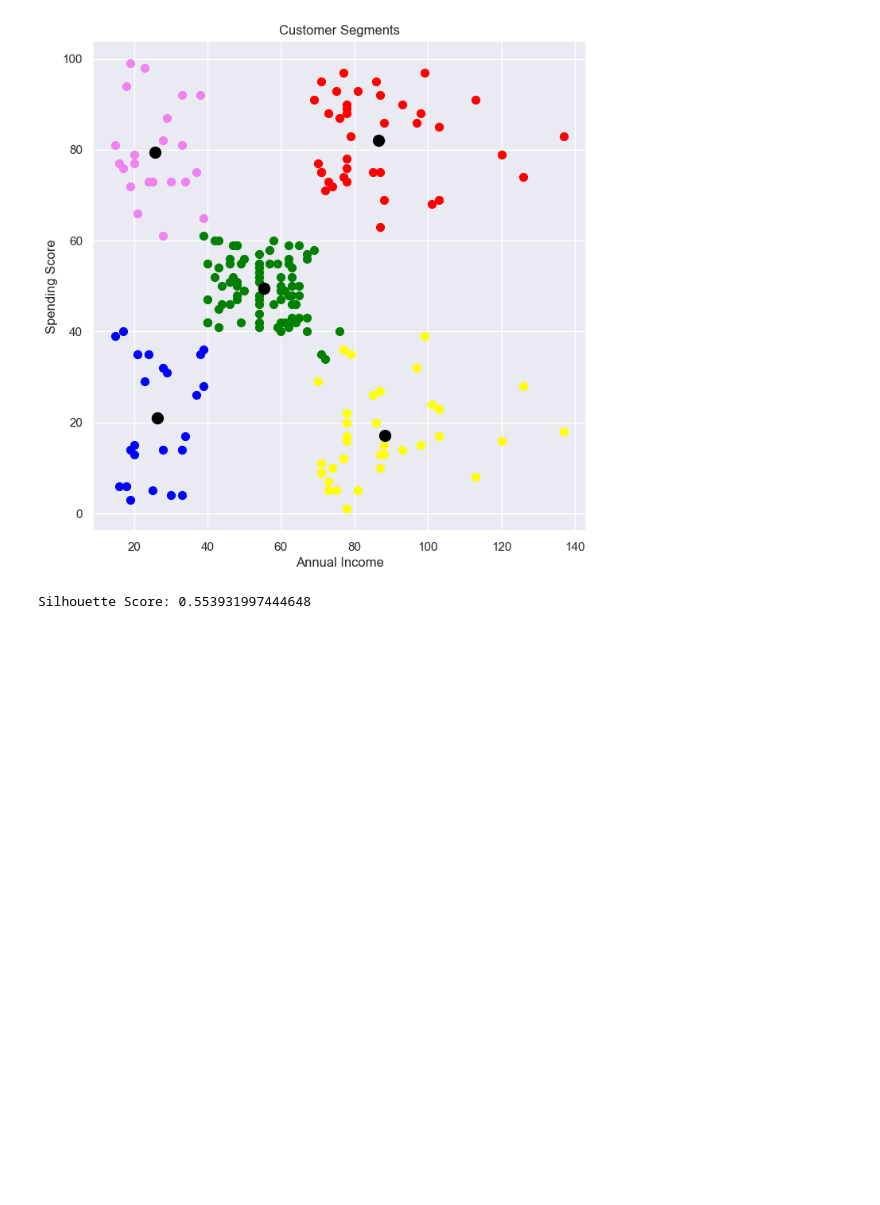
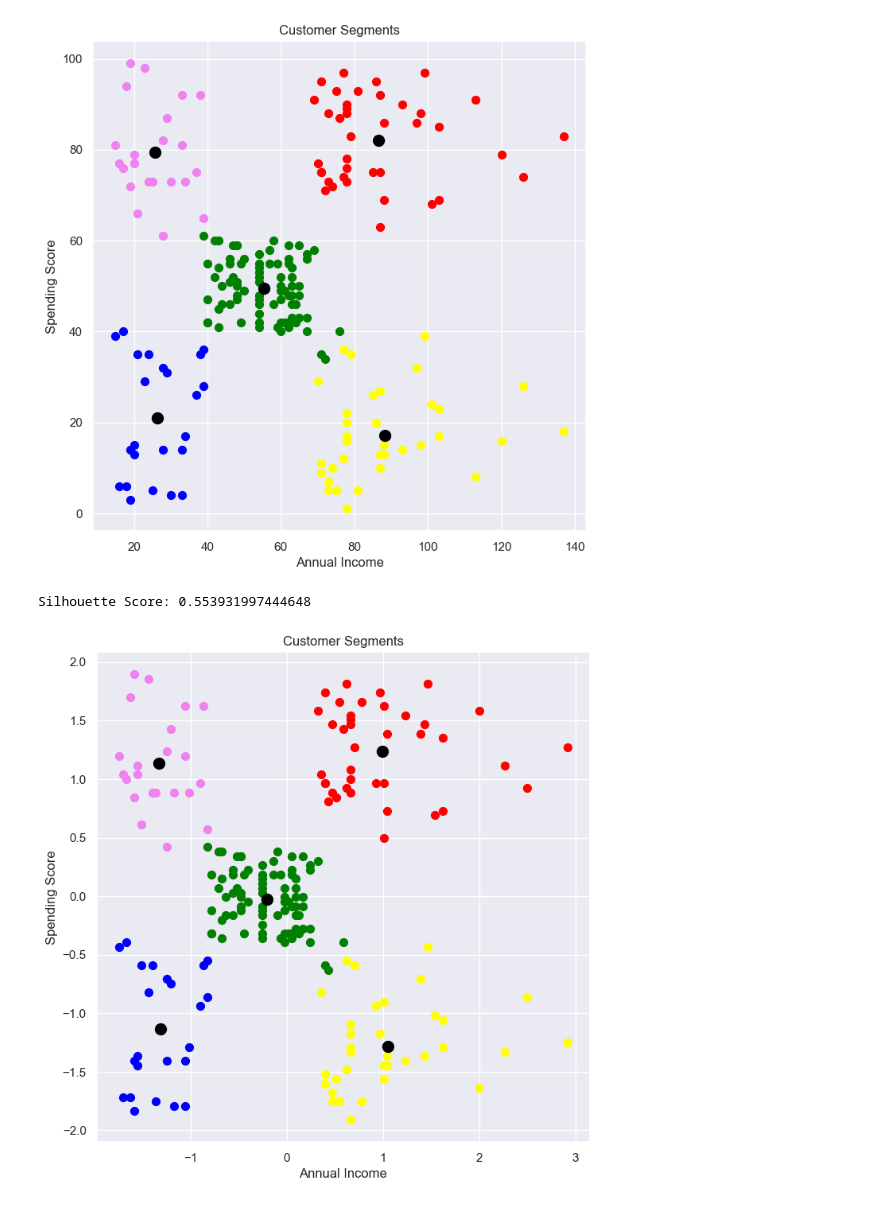
Before and after one commit to Shayan-mirza22/Customer-Segmentation-System, a Jupyter notebook: main.ipynb, the cells around one changed output. Saved outputs shown, nothing was run; the diff lists cells and outputs as text; code cells hidden in the pictures; blank space fills up the shorter version.

```diff
--- a/main.ipynb
+++ b/main.ipynb
@@ -111,0 +182,6 @@ Visualizing these clusters
+# %%
+X_std = StandardScaler().fit_transform(X)
+Y_std = kmeans.fit_predict(X_std)
+# %%
+X_std1 = StandardScaler().fit_transform(X1)
+Y_std1 = kmeans.fit_predict(X_std1)
@@ -111,0 +206,3 @@ Visualizing these clusters
+# %%
+X_rob = RobustScaler().fit_transform(X)
+labels_rob = kmeans.fit_predict(X_rob)
@@ -135,3 +242,23 @@ print("Silhouette Score:", score)
 # Getting a Silhouette Score of 0.55 with 5 clusters and no scaling and no outlier detection
 # %% [output]
 Silhouette Score: 0.553931997444648
+# %%
+# Visualization now with scaled data (better)
+# Plotting clusters and their centroids
+# X_axis: annual income Y_Axis: Spending Score represented by 0 and 1 below
+plt.figure(figsize=(8,8))
+plt.scatter(X_std[Y_std==0,0], X_std[Y_std==0,1], s=50, c='green', label='Cluster 1')
+plt.scatter(X_std[Y_std==1,0], X_std[Y_std==1,1], s=50, c='red', label='Cluster 2')
+plt.scatter(X_std[Y_std==2,0], X_std[Y_std==2,1], s=50, c='yellow', label='Cluster 3')
+plt.scatter(X_std[Y_std==3,0], X_std[Y_std==3,1], s=50, c='blue', label='Cluster 4')
+plt.scatter(X_std[Y_std==4,0], X_std[Y_std==4,1], s=50, c='violet', label='Cluster 5')
+
+# Plotting the centroids
+plt.scatter(kmeans.cluster_centers_[:,0], kmeans.cluster_centers_[:,1], s=100, c='black', label='centroids')
+
+plt.title('Customer Segments')
+plt.xlabel("Annual Income")
+plt.ylabel("Spending Score")
+plt.show()
+# %% [output]
+[figure, added]
```
Also changed, not shown: parts of 25 cells of this notebook, 2 other files.
